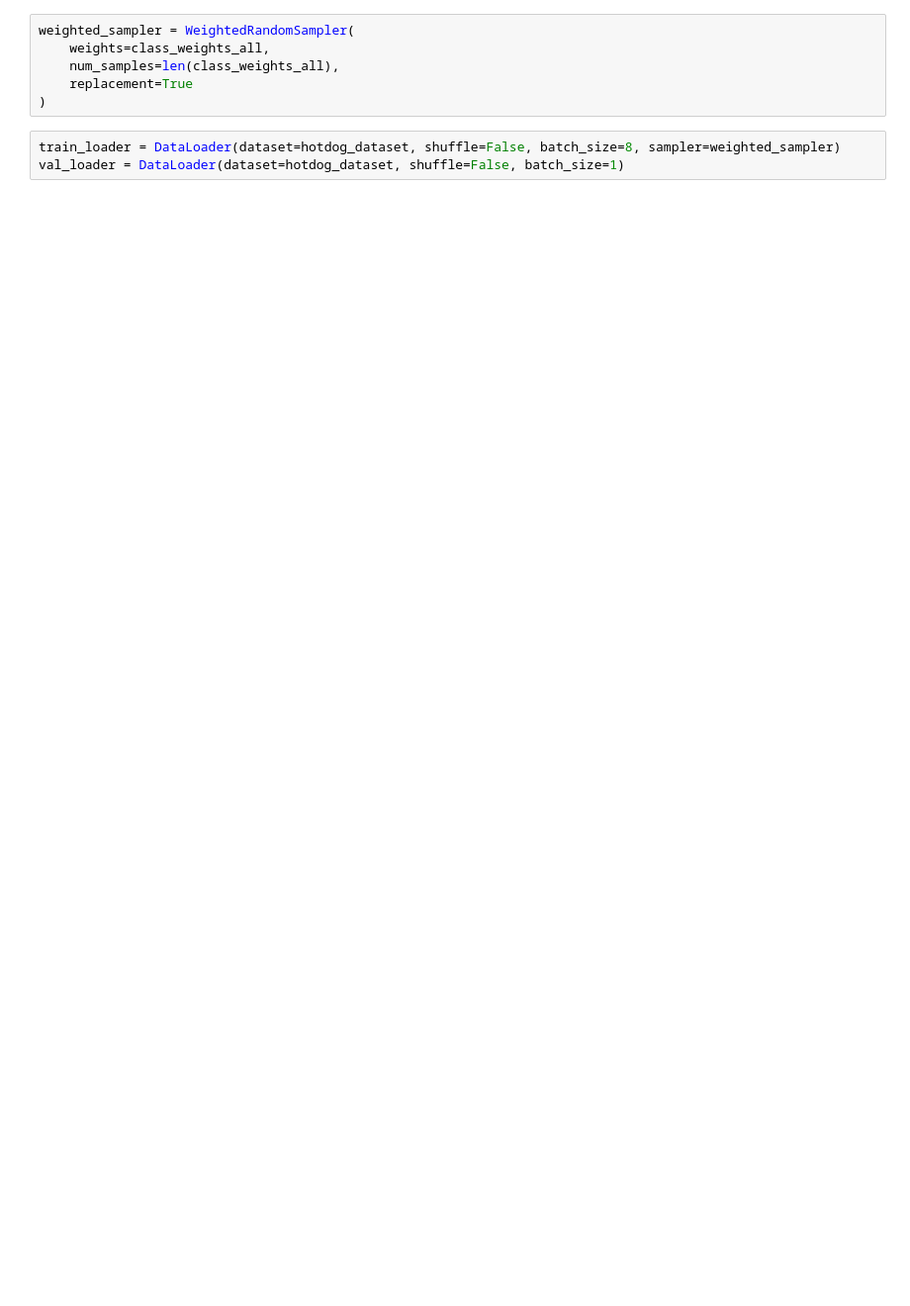
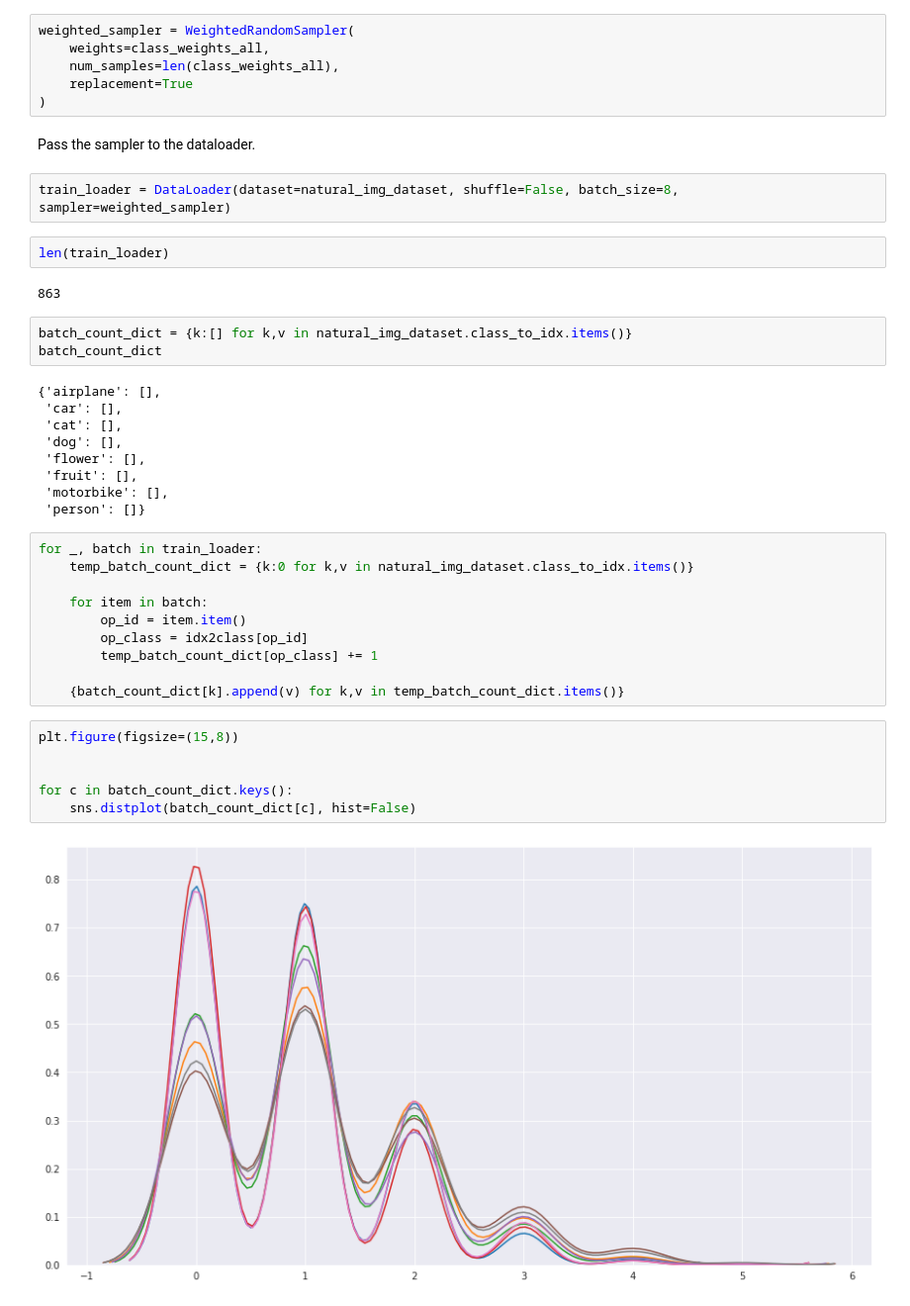
Before and after one commit to theairbend3r/how-to-train-your-neural-net, a Jupyter notebook: pytorch/basics/sampling_samplers.ipynb, the cells around one changed output. Shown: that part at 99% size. Saved outputs shown, nothing was run; the diff lists cells and outputs as text; blank space fills up the shorter version.

Commit message:
Updated notebook with weightedrandomsampler.

```diff
--- a/pytorch/basics/sampling_samplers.ipynb
+++ b/pytorch/basics/sampling_samplers.ipynb
@@ -235,6 +254,41 @@ weighted_sampler = WeightedRandomSampler(
     num_samples=len(class_weights_all),
     replacement=True
 )
+# %% [markdown]
+Pass the sampler to the dataloader.
 # %%
-train_loader = DataLoader(dataset=hotdog_dataset, shuffle=False, batch_size=8, sampler=weighted_sampler)
-val_loader = DataLoader(dataset=hotdog_dataset, shuffle=False, batch_size=1)
+train_loader = DataLoader(dataset=natural_img_dataset, shuffle=False, batch_size=8, sampler=weighted_sampler)
+# %%
+len(train_loader)
+# %% [output]
+863
+# %%
+batch_count_dict = {k:[] for k,v in natural_img_dataset.class_to_idx.items()}
+batch_count_dict
+# %% [output]
+{'airplane': [],
+ 'car': [],
+ 'cat': [],
+ 'dog': [],
+ 'flower': [],
+ 'fruit': [],
+ 'motorbike': [],
+ 'person': []}
+# %%
+for _, batch in train_loader:
+    temp_batch_count_dict = {k:0 for k,v in natural_img_dataset.class_to_idx.items()}
+
+    for item in batch:
+        op_id = item.item()
+        op_class = idx2class[op_id]
+        temp_batch_count_dict[op_class] += 1
+
+    {batch_count_dict[k].append(v) for k,v in temp_batch_count_dict.items()}
+# %%
+plt.figure(figsize=(15,8))
+
+
+for c in batch_count_dict.keys():
+    sns.distplot(batch_count_dict[c], hist=False)
+# %% [output]
+[figure, added]
```
Also changed, not shown: parts of 9 cells of this notebook.
